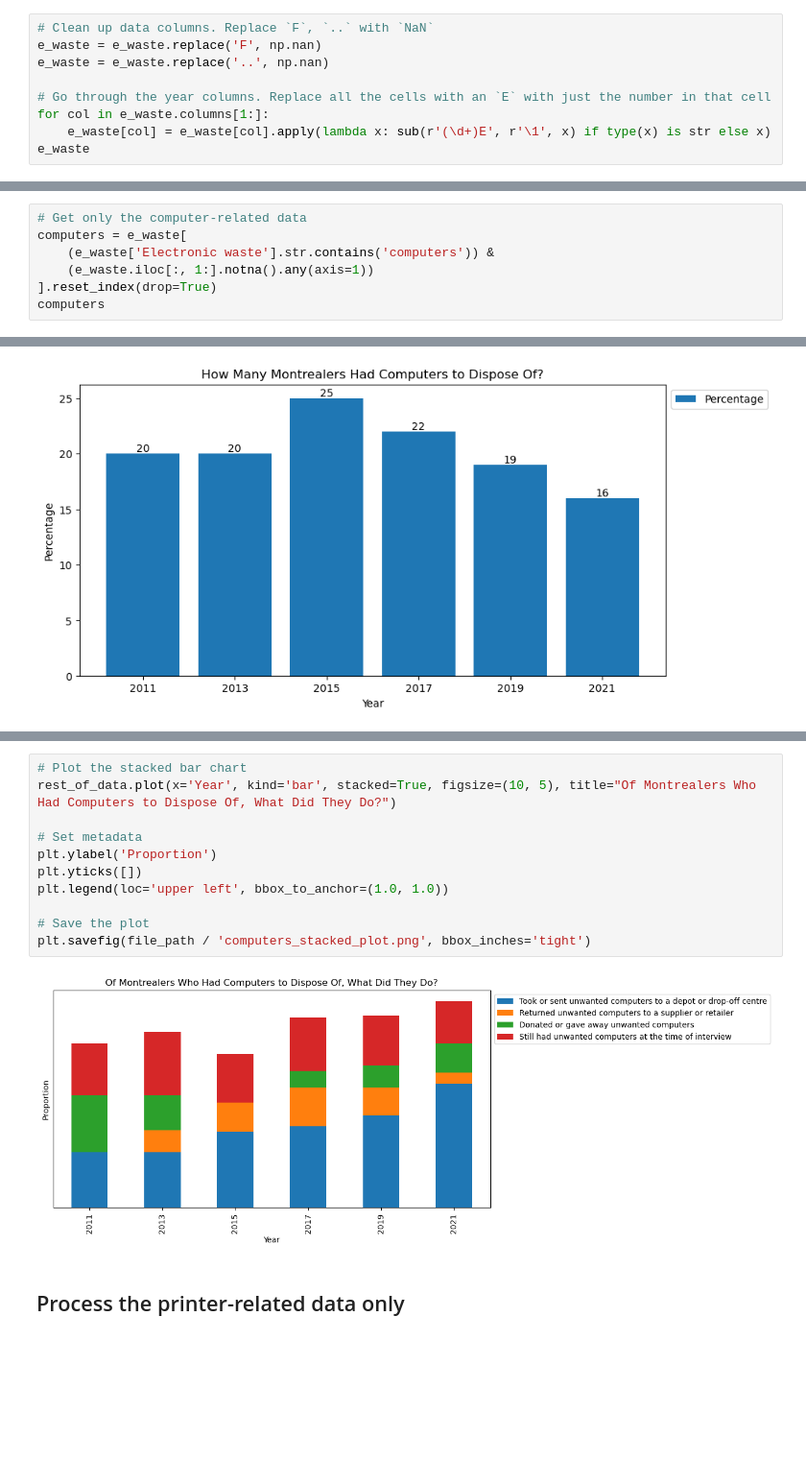
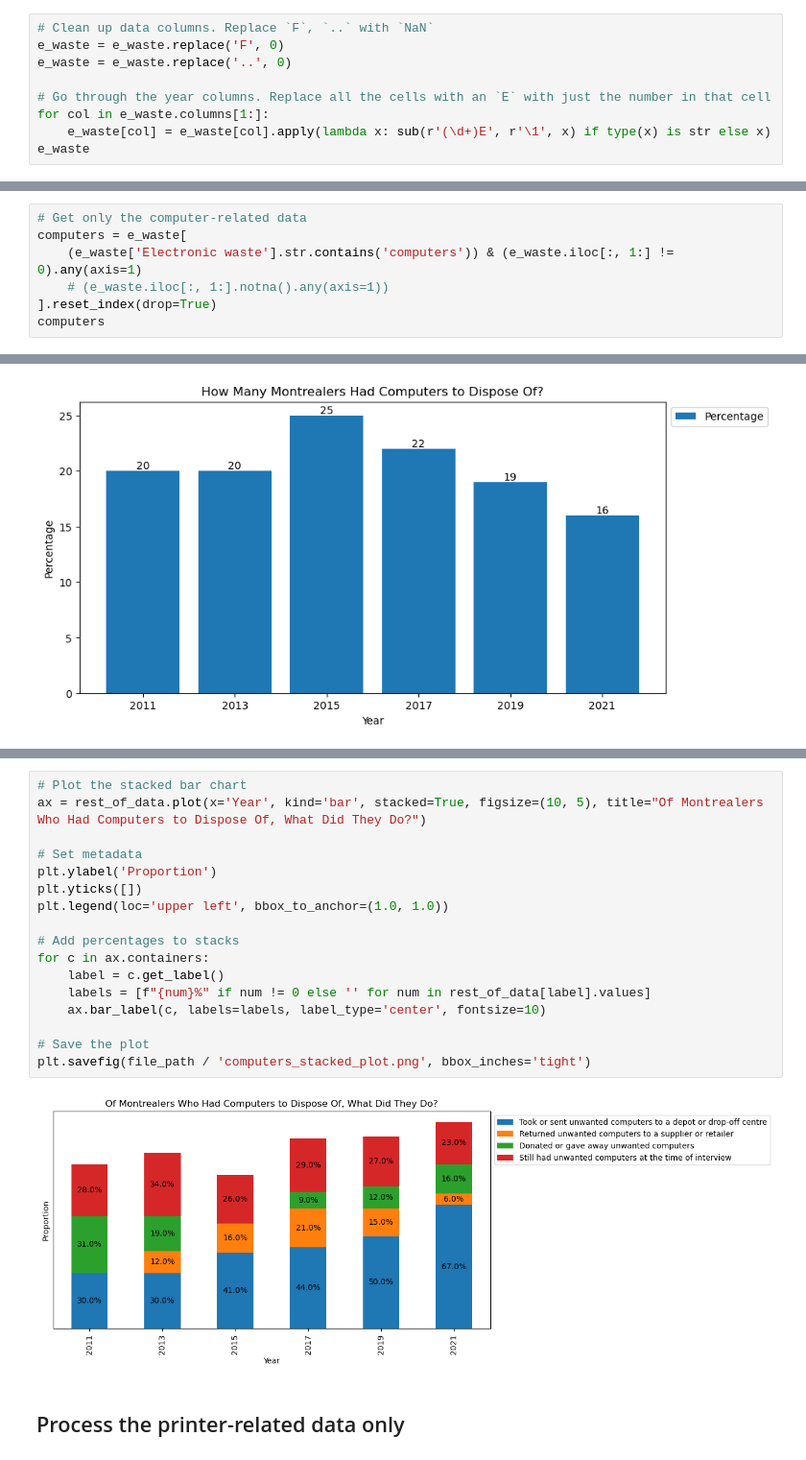
Before and after one commit to BlackSound1/SUST601-Project, a Jupyter notebook: e_waste.ipynb, the cells around one changed output, grey strips where cells are left out. Shown: that part at 96% size. Saved outputs shown, nothing was run; the diff lists cells and outputs as text; blank space fills up the shorter version.

```diff
--- a/e_waste.ipynb
+++ b/e_waste.ipynb
@@ -62,8 +62,8 @@ e_waste
 82 rows × 7 columns
 # %%
 # Clean up data columns. Replace `F`, `..` with `NaN`
-e_waste = e_waste.replace('F', np.nan)
-e_waste = e_waste.replace('..', np.nan)
+e_waste = e_waste.replace('F', 0)
+e_waste = e_waste.replace('..', 0)
 
 # Go through the year columns. Replace all the cells with an `E` with just the number in that cell
 for col in e_waste.columns[1:]:
@@ -112,8 +112,8 @@ e_waste
 # %%
 # Get only the computer-related data
 computers = e_waste[
-    (e_waste['Electronic waste'].str.contains('computers')) &
-    (e_waste.iloc[:, 1:].notna().any(axis=1))
+    (e_waste['Electronic waste'].str.contains('computers')) & (e_waste.iloc[:, 1:] != 0).any(axis=1)
+    # (e_waste.iloc[:, 1:].notna().any(axis=1))
 ].reset_index(drop=True)
 computers
 # %% [output]
@@ -192,17 +192,23 @@ rest_of_data
 | 6 | 2021 | 67.0 | 6.0 | 16.0 | 23.0 |
 # %%
 # Plot the stacked bar chart
-rest_of_data.plot(x='Year', kind='bar', stacked=True, figsize=(10, 5), title="Of Montrealers Who Had Computers to Dispose Of, What Did They Do?")
+ax = rest_of_data.plot(x='Year', kind='bar', stacked=True, figsize=(10, 5), title="Of Montrealers Who Had Computers to Dispose Of, What Did They Do?")
 
 # Set metadata
 plt.ylabel('Proportion')
 plt.yticks([])
 plt.legend(loc='upper left', bbox_to_anchor=(1.0, 1.0))
 
+# Add percentages to stacks
+for c in ax.containers:
+    label = c.get_label()
+    labels = [f"{num}%" if num != 0 else '' for num in rest_of_data[label].values]
+    ax.bar_label(c, labels=labels, label_type='center', fontsize=10)
+
 # Save the plot
 plt.savefig(file_path / 'computers_stacked_plot.png', bbox_inches='tight')
 # %% [output]
-[figure, old version]
+[figure, new version]
 # %% [markdown]
 ## Process the printer-related data only
 # %%
```
Also changed, not shown: parts of 39 cells of this notebook, 10 other files.
